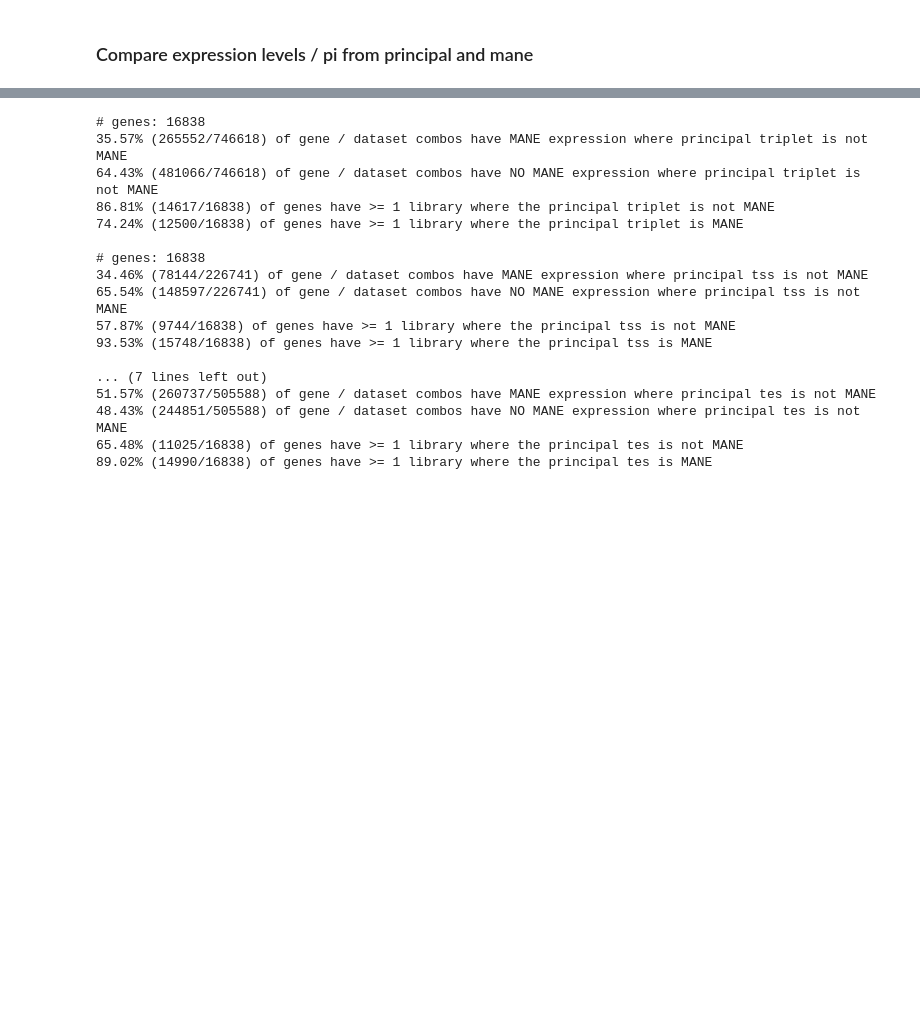
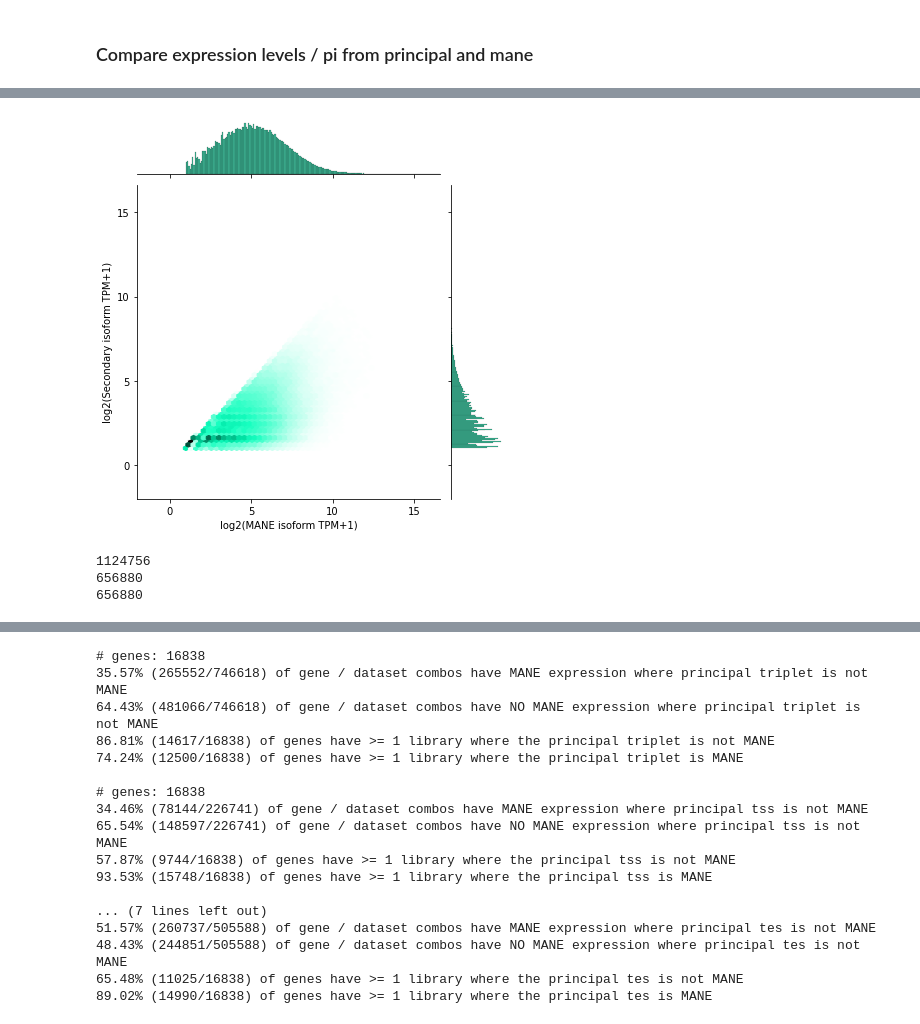
Before and after one commit to fairliereese/rnawg, a Jupyter notebook: lr_bulk/cerberus/swan/mane_dev.ipynb, the cells around one changed output, grey strips where cells are left out. Drawn from its saved outputs; the diff is of its cells as text; code cells hidden in the pictures; blank space fills up the shorter version.

```diff
--- a/lr_bulk/cerberus/swan/mane_dev.ipynb
+++ b/lr_bulk/cerberus/swan/mane_dev.ipynb
@@ -51,11 +58,12 @@ get_exp_gene_subset(ab, min_tpm)
 # %%
-def get_exp_mane_genes():
+def get_exp_mane_genes(obs_col):
     """
     Get list of genes that are expressed and have MANE isoforms
     """
     # get list of gene inds that are >=1 tpm and
     # had a mane iso
-    df = pd.read_csv('gids_dataset_1_tpm.tsv', sep='\t')
+    fname = 'gids_{}_1_tpm.tsv'.format(obs_col)
+    df = pd.read_csv(fname, sep='\t')
 
     # genes w/ mane isoforms
     mane = pd.read_csv(mane_file, sep='\t')
@@ -64,10 +72,10 @@ def get_exp_mane_genes():
     mane = mane.gid.tolist()
     df = df.loc[df.gid.isin(mane)]
 
+
     # inds = list(set(inds)&(set(mane)))
     # print(len(inds))
 
     return df
 # %%
-df = get_exp_mane_genes()
-df.head()
+# df = get_exp_mane_genes('dataset')
@@ -129,16 +132,24 @@ def get_principal_feats(df, feat, obs_col, id_col):
     """
     Get the most highly-expressed feature per gene / sample
     """
+    df = get_ranked_feats(df, feat, obs_col, id_col, rank=1)
+
+    return df
+
+def get_ranked_feats(df, feat, obs_col, id_col, rank):
+
     pi_col = '{}_tpm'.format(feat)
     tpm_col = '{}_pi'.format(feat)
+    rank_col = '{}_rank'.format(feat)
 
     df = df.copy(deep=True)
 
     # sort by gene, sample, and pi value
     # dedupe across the gene and sample cols; take the top-expressed isoform
-    df = df.sort_values(by=['gid', obs_col, pi_col, tpm_col],
+    df = df.sort_values(by=['gid', obs_col, tpm_col, pi_col],
                         ascending=[False, False, False, False])
-    df = df.drop_duplicates(subset=['gid', obs_col], keep='first')
+    df[rank_col] = df.groupby(['gid', obs_col]).cumcount()+1
+    df = df.loc[df[rank_col] == rank]
     return df
 
 def get_mane_feats(ca, df, feat, obs_col, id_col, id_col_2):
@@ -288,0 +328,3 @@ def plot_major_principal_feat_counts(df, feat, opref='figures/', **kwargs):
+# %%
+sg = swan.read(swan_file)
+ca = cerberus.read(c_annot)
@@ -427,0 +516,14 @@ do_thing(sg, 1)
+# %%
+# plot secondary isoform tpm vs. mane when mane == principal
+temp = mp_df.loc[(mp_df['{}_princ_is_mane'.format(feat)]==True)&(mp_df[f'{feat}_tpm_sec']>0)]
+# temp['x'] = np.log2(temp[f'{feat}_tpm_mane']+1)
+# temp['y'] = np.log2(temp[f'{feat}_tpm_sec']+1)
+
+# ax = sns.jointplot(data=temp, x='x', y='y', size=2, alpha=0.3)
+
+# ax = ax.ax_joint
+# ax.set_xlabel('log2(TPM+1) of MANE isoform')
+# ax.set_ylabel('log2(TPM+1) of secondary isoform')
+plot_tpms(temp, feat, 'tpm', x='mane', y='sec')
+# %% [output]
+[figure, added]
@@ -427,0 +536,23 @@ do_thing(sg, 1)
+# %%
+temp['y'] = np.nan
+temp['y_source'] = np.nan
+temp.loc[temp[f'{feat}_princ_is_mane']==True, 'y'] = temp.loc[temp[f'{feat}_princ_is_mane']==True, f'{feat}_tpm_sec']
+temp.loc[temp[f'{feat}_princ_is_mane']==True, 'y_source'] = 'MANE == principal'
+
+temp.loc[temp[f'{feat}_princ_is_mane']==False, 'y'] = temp.loc[temp[f'{feat}_princ_is_mane']==False, f'{feat}_tpm_princ']
+temp.loc[temp[f'{feat}_princ_is_mane']==False, 'y_source'] = 'MANE != principal'
+
+# remove null / 0
+print(len(temp.index))
+temp = temp.loc[temp[f'{feat}_tpm_mane']>0]
+print(len(temp.index))
+temp = temp.loc[~((temp[f'{feat}_princ_is_mane']!=True)&(temp['y']==0))]
+print(len(temp.index))
+
+
+temp['x'] = np.log2(temp[f'{feat}_tpm_mane']+1)
+temp['y'] = np.log2(temp['y']+1)
+# %% [output]
+1124756
+656880
+656880
```
Also changed, not shown: parts of 26 cells of this notebook, 2 other files.
